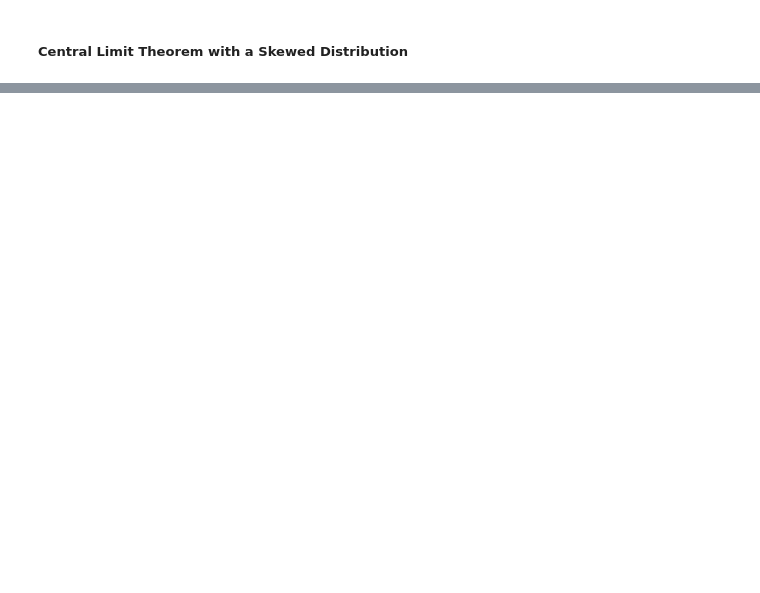
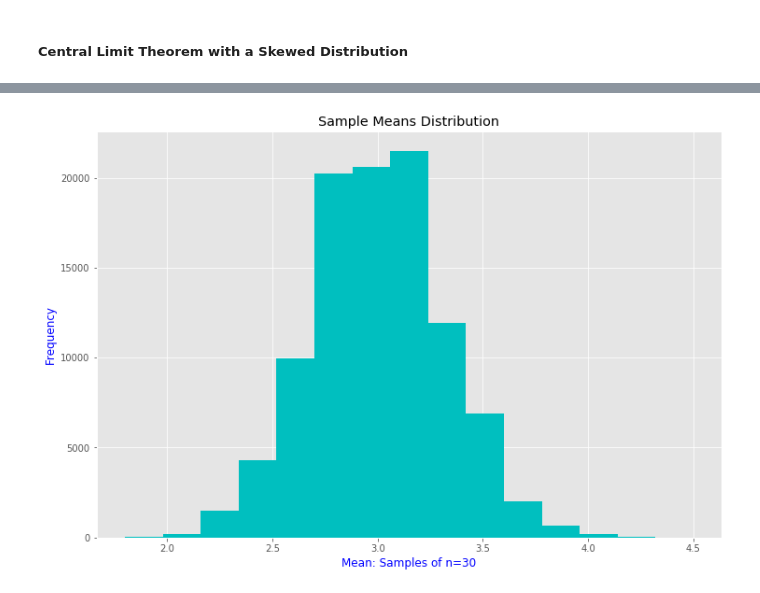
Before and after one commit to Felix-ai/central_limit_theorem, a Jupyter notebook: central_limit_theorem.ipynb, the cells around one changed output, grey strips where cells are left out. Saved outputs shown, nothing was run; the diff lists cells and outputs as text; code cells hidden in the pictures; blank space fills up the shorter version.

```diff
--- a/central_limit_theorem.ipynb
+++ b/central_limit_theorem.ipynb
@@ -83,2 +85,9 @@ plt.savefig("images/dichotomous_outcome_sample_means.png", bbox_inches="tight")
 # %% [markdown]
 ##### Central Limit Theorem with a Skewed Distribution
+# %%
+# Parameters
+lam = 3
+n = 30
+# %%
+# Population
+xp = np.random.poisson(lam=lam, size=N)
@@ -84,0 +104,13 @@ plt.savefig("images/dichotomous_outcome_sample_means.png", bbox_inches="tight")
+# %%
+# Sample Means
+xp_bars = [np.mean(random.choices(xp, k=n)) for nn in range(1, N)]
+# %%
+# Sample Means Distribution
+fig, ax = plt.subplots(figsize=(12, 8))
+ax.hist(xp_bars, bins, color="c")
+ax.set_xlabel("Mean: Samples of n={:.0f}".format(n), color="b")
+ax.set_ylabel("Frequency", color="b")
+ax.set_title("Sample Means Distribution")
+plt.savefig("images/poisson_population_sample_means.png", bbox_inches="tight")
+# %% [output]
+[figure, added]
```
Also changed, not shown: parts of 4 cells of this notebook, 7 other files.
